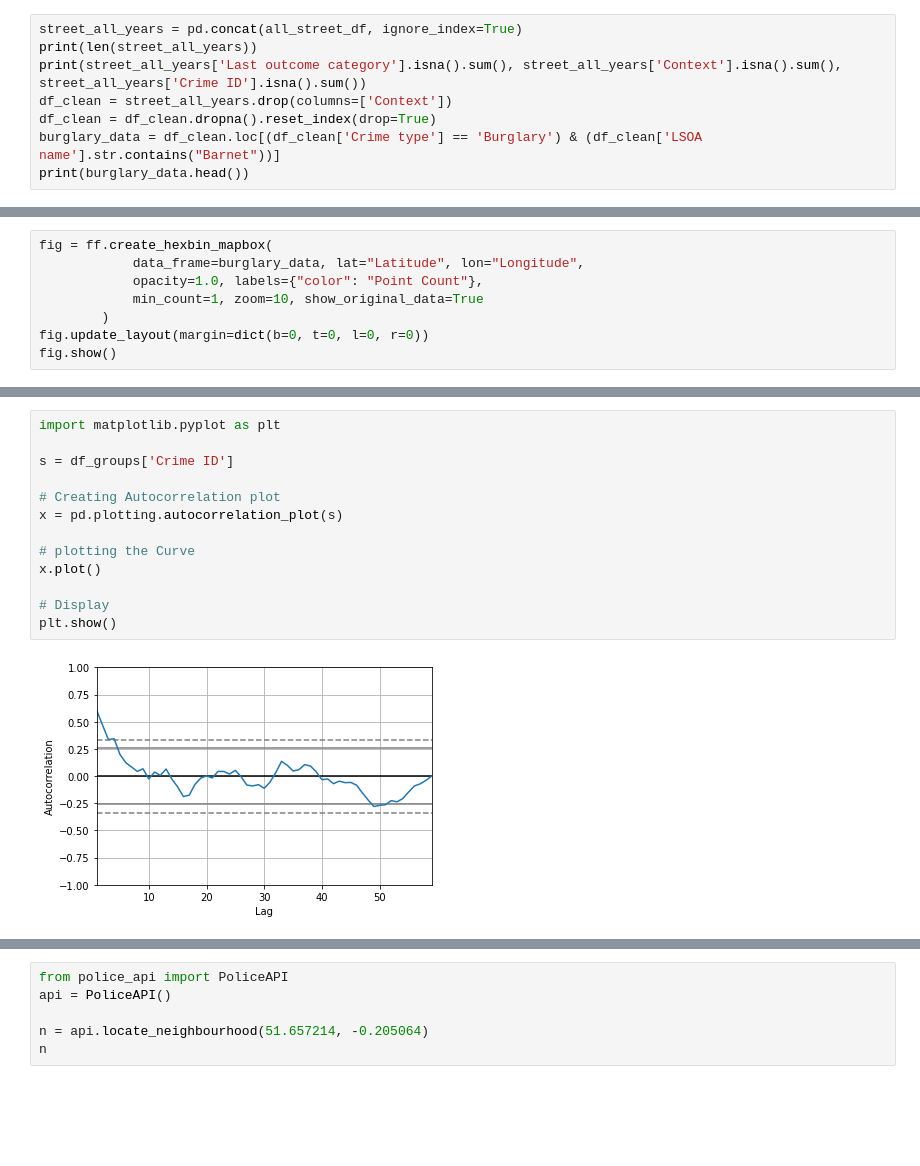
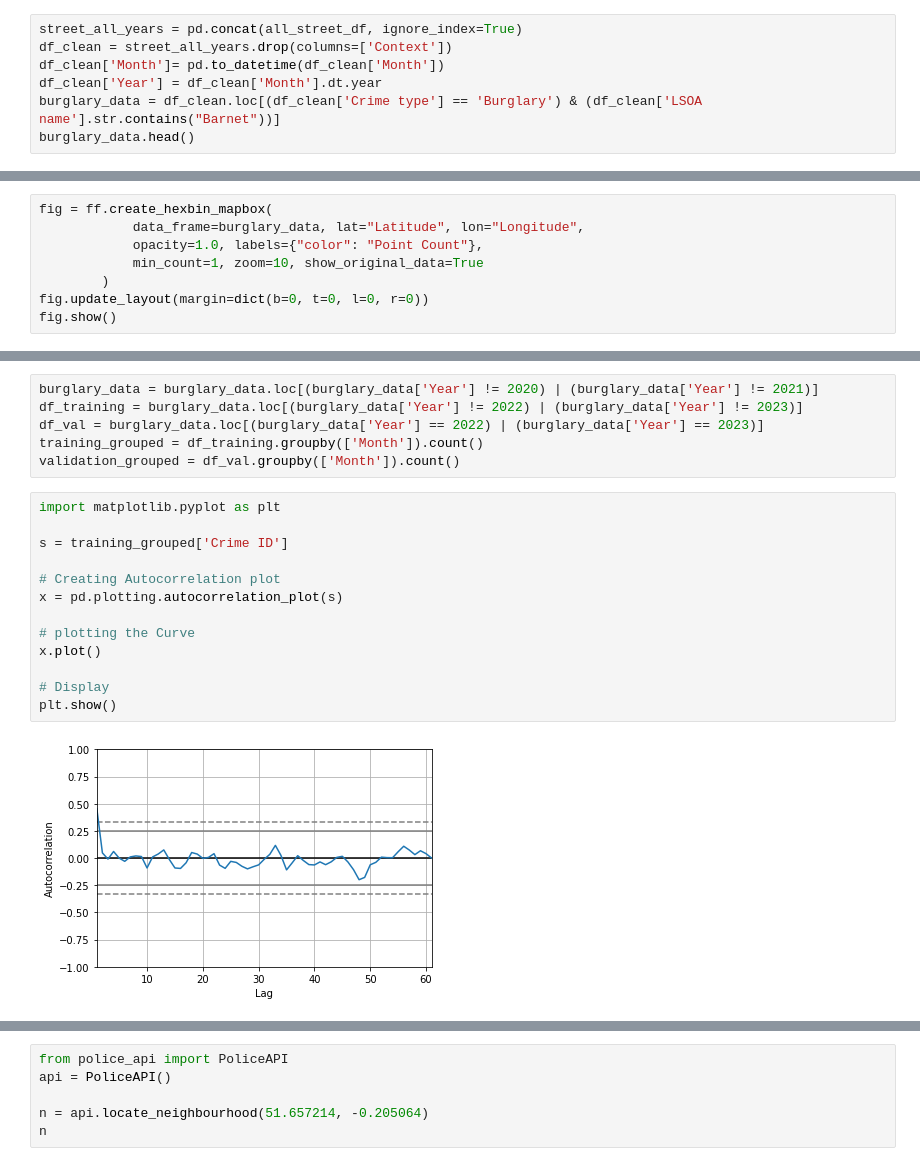
Before and after one commit to isavgt/JBG050-group11, a Jupyter notebook: datasetsexploration.ipynb, the cells around one changed output, grey strips where cells are left out. Saved outputs shown, nothing was run; the diff lists cells and outputs as text; blank space fills up the shorter version.

```diff
--- a/datasetsexploration.ipynb
+++ b/datasetsexploration.ipynb
@@ -51,10 +51,9 @@ for i in range(4, len(subfolders)):
         all_outcome_df.append(df)
 # %%
 street_all_years = pd.concat(all_street_df, ignore_index=True)
-print(len(street_all_years))
-print(street_all_years['Last outcome category'].isna().sum(), street_all_years['Context'].isna().sum(), street_all_years['Crime ID'].isna().sum())
 df_clean = street_all_years.drop(columns=['Context'])
-df_clean = df_clean.dropna().reset_index(drop=True)
+df_clean['Month']= pd.to_datetime(df_clean['Month'])
+df_clean['Year'] = df_clean['Month'].dt.year
 burglary_data = df_clean.loc[(df_clean['Crime type'] == 'Burglary') & (df_clean['LSOA name'].str.contains("Barnet"))]
-print(burglary_data.head())
+burglary_data.head()
 # %% [output]
@@ -108,15 +74,21 @@ df_groups
+# %%
+burglary_data = burglary_data.loc[(burglary_data['Year'] != 2020) | (burglary_data['Year'] != 2021)]
+df_training = burglary_data.loc[(burglary_data['Year'] != 2022) | (burglary_data['Year'] != 2023)]
+df_val = burglary_data.loc[(burglary_data['Year'] == 2022) | (burglary_data['Year'] == 2023)]
+training_grouped = df_training.groupby(['Month']).count()
+validation_grouped = df_val.groupby(['Month']).count()
 # %%
 import matplotlib.pyplot as plt
 
-s = df_groups['Crime ID']
+s = training_grouped['Crime ID']
 
 # Creating Autocorrelation plot
 x = pd.plotting.autocorrelation_plot(s)
 
 # plotting the Curve
 x.plot()
 
 # Display
 plt.show()
 # %% [output]
-[figure, old version]
+[figure, new version]
```
Also changed, not shown: parts of 11 cells of this notebook.
